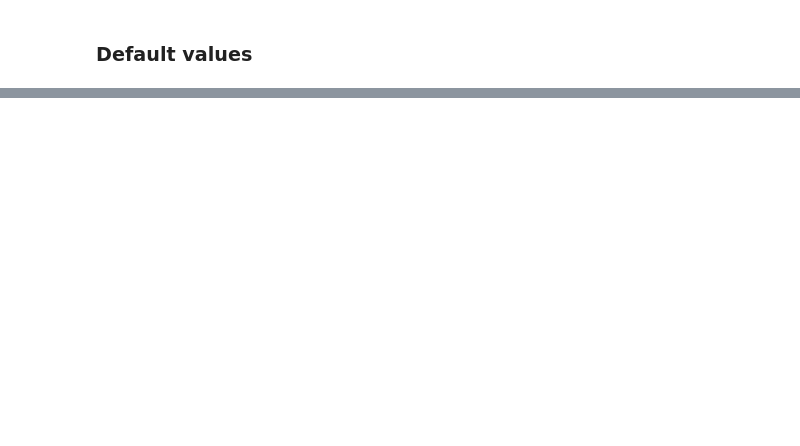
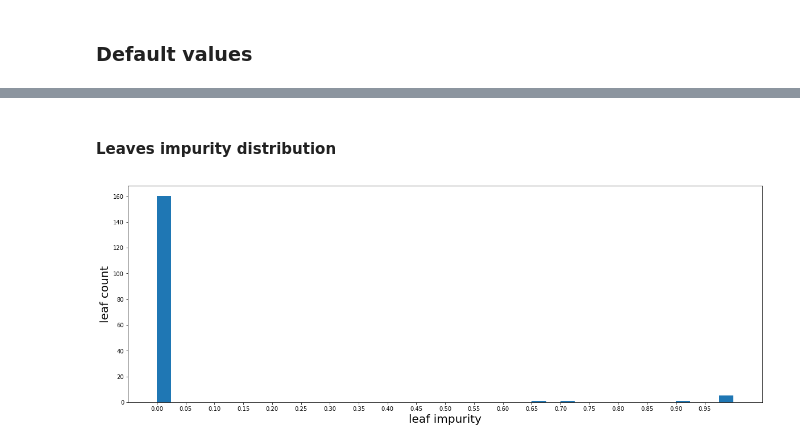
Before and after one commit to tlapusan/woodpecker, a Jupyter notebook: notebooks/DecisionTreeStructure.ipynb, the cells around one changed output, grey strips where cells are left out. Cells and saved outputs as stored; diff of their text form; code cells hidden in the pictures; blank space fills up the shorter version.

```diff
--- a/notebooks/DecisionTreeStructure.ipynb
+++ b/notebooks/DecisionTreeStructure.ipynb
@@ -164,0 +176,6 @@ dts.show_features_importance()
+# %% [markdown]
+#### Leaves impurity distribution
+# %%
+dts.show_leaf_impurity_distribution(bins = 40, figsize=(20,7))
+# %% [output]
+[figure, added]
```
Also changed, not shown: parts of 94 cells of this notebook, 1 other file.
